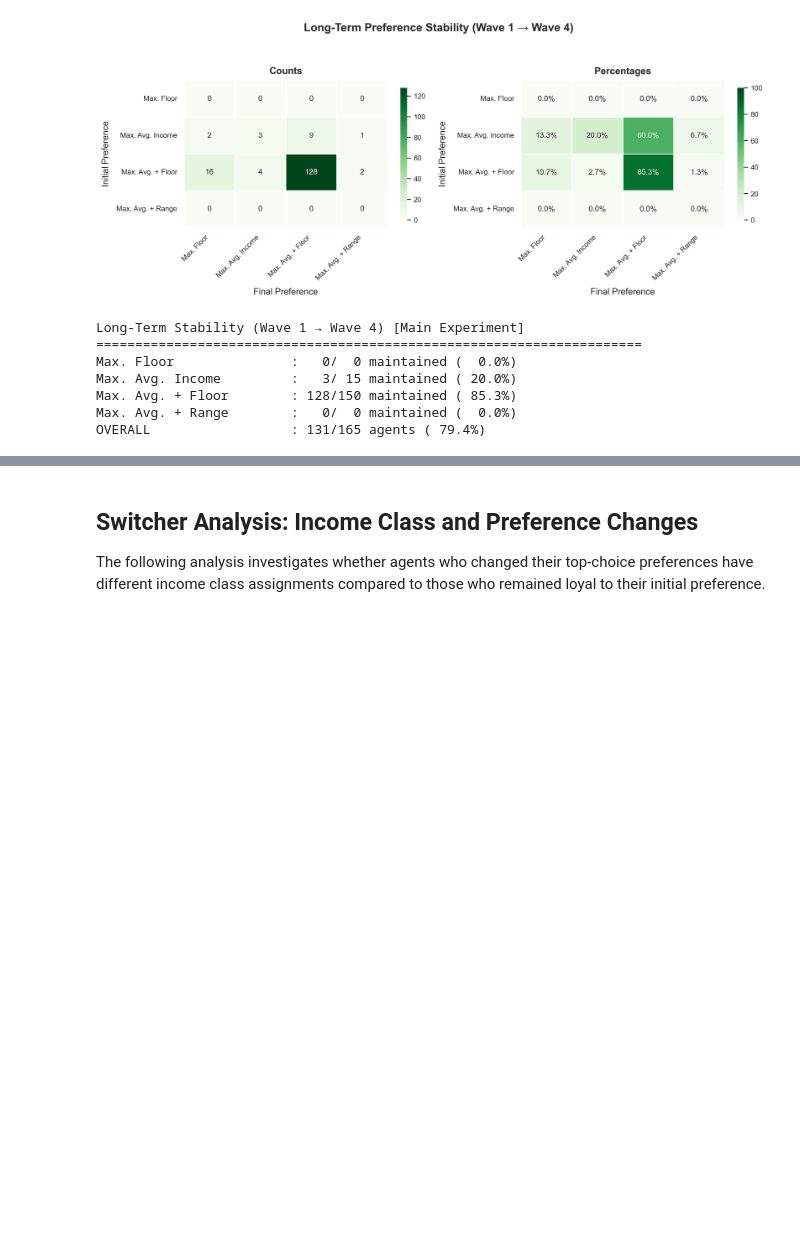
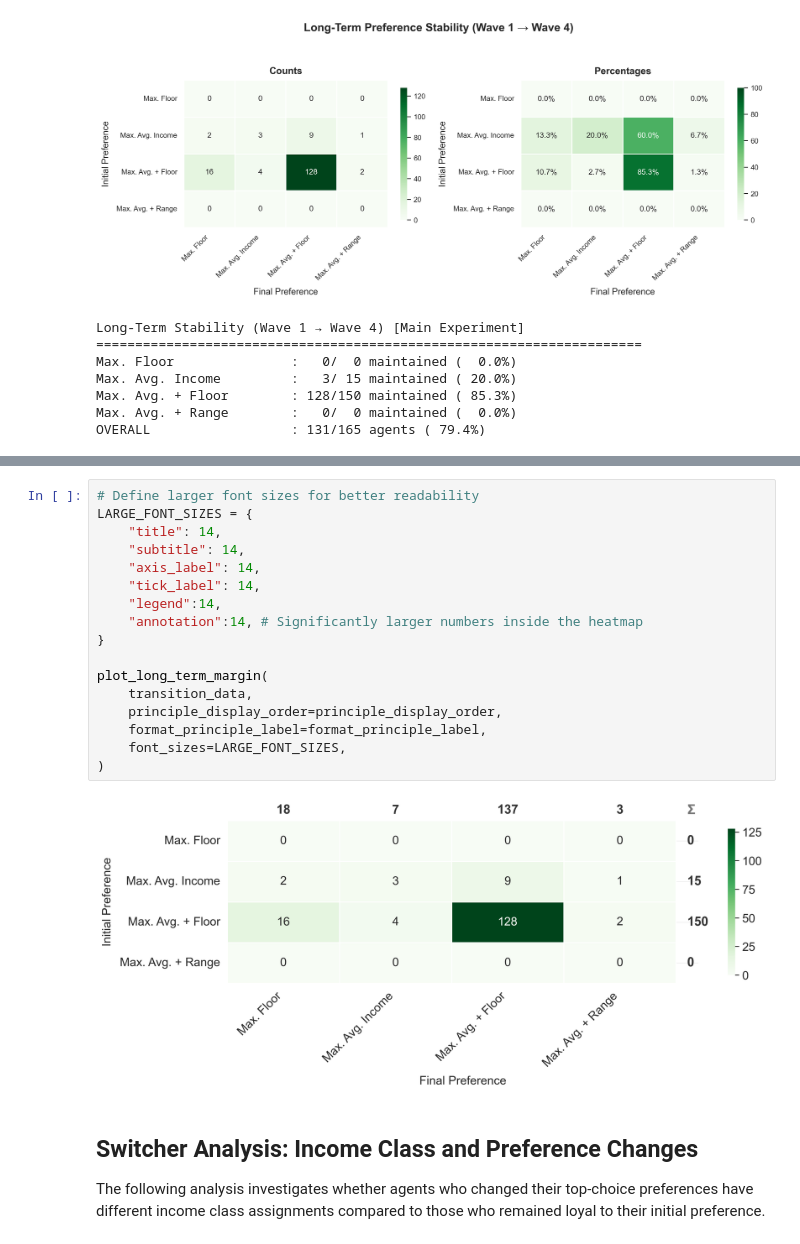
Before and after one commit to Lucas-Mueller/Master-Thesis-Lucas-Mueller, a Jupyter notebook: experiment_execution/main_experiment/main_experiment_descriptive_analysis.ipynb, the cells around one changed output, grey strips where cells are left out. Drawn from its saved outputs; the diff is of its cells as text; blank space fills up the shorter version.

```diff
--- a/experiment_execution/main_experiment/main_experiment_descriptive_analysis.ipynb
+++ b/experiment_execution/main_experiment/main_experiment_descriptive_analysis.ipynb
@@ -329,3 +414,22 @@ plot_long_term_margin(
+# %%
+# Define larger font sizes for better readability
+LARGE_FONT_SIZES = {
+    "title": 14,
+    "subtitle": 14,
+    "axis_label": 14,
+    "tick_label": 14,
+    "legend":14,
+    "annotation":14, # Significantly larger numbers inside the heatmap
+}
+
+plot_long_term_margin(
+    transition_data,
+    principle_display_order=principle_display_order,
+    format_principle_label=format_principle_label,
+    font_sizes=LARGE_FONT_SIZES,
+)
+# %% [output]
+[figure, added]
 # %% [markdown]
 ## Switcher Analysis: Income Class and Preference Changes
 
```
Also changed, not shown: parts of 10 cells of this notebook, 4 other files.
